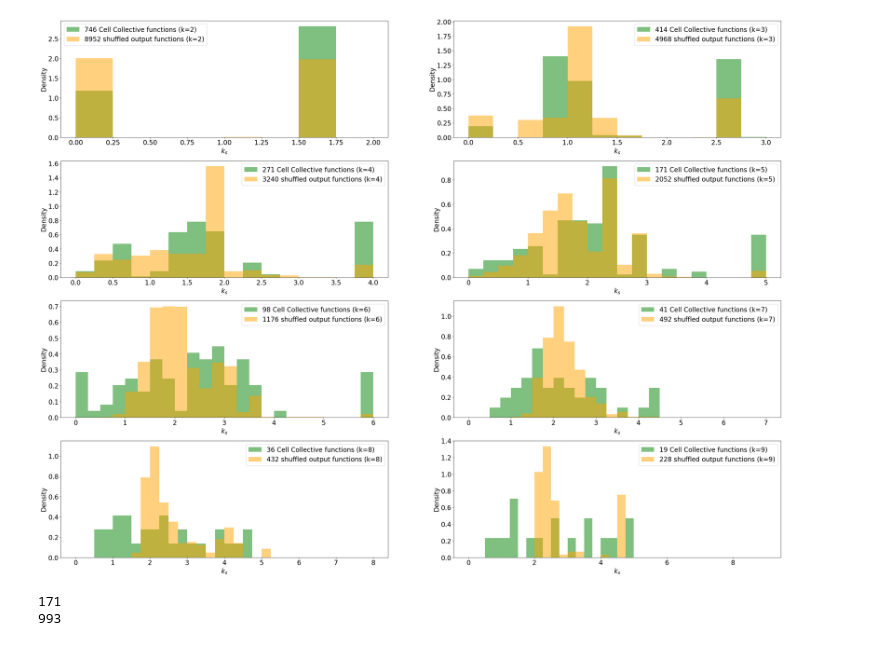
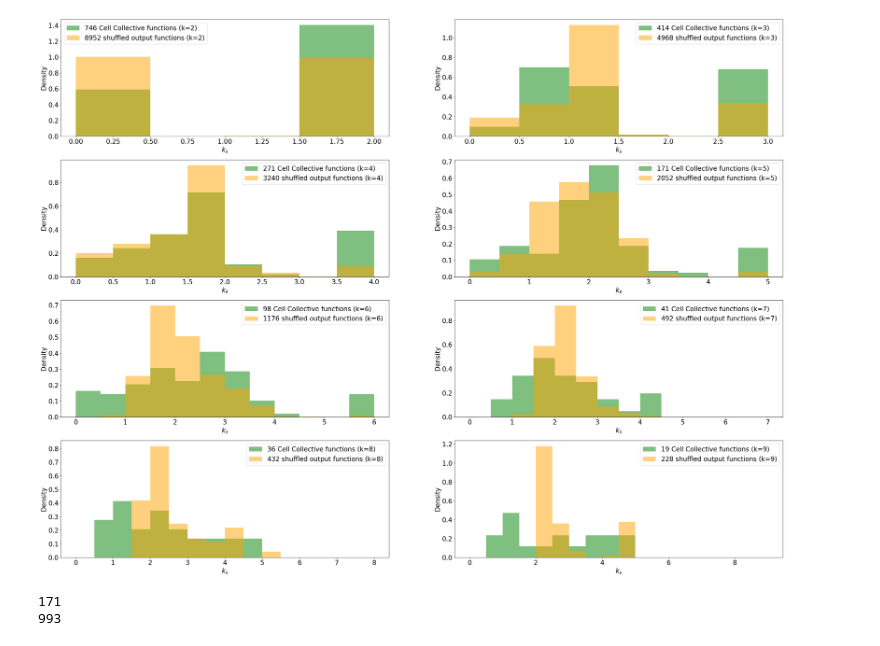
Before and after one commit to CASCI-lab/symmetryInCellCollective, a Jupyter notebook: plots.ipynb, the cells around one changed output. Saved outputs shown, nothing was run; the diff lists cells and outputs as text; code cells hidden in the pictures.

```diff
--- a/plots.ipynb
+++ b/plots.ipynb
@@ -31,15 +34,3 @@ sv = pd.read_csv("nontrivial_cc_rules_with_shuffle_vals.csv")
 sv["ks_shuffle_vals"] = sv["ks_shuffle_vals"].map(
     lambda x: eval(x.replace("nan", "np.nan"))
 )
-# %%
-fig, ax = plt.subplots(1, 1, figsize=(15, 15))
-fig.set_facecolor("white")
-for i, row in sv.iterrows():
-    ax.plot(
-        [row["ks_v1.0.0"]] * 12,
-        row["ks_shuffle_vals"],
-        "k.",
-    )
-
-ax.plot([0, 6], [0, 6])
-fig.show()
@@ -50,35 +120,35 @@ fig, axs = plt.subplots(4, 2, figsize=(40, 30))
 k = 1
 for ax in axs.flatten():
     k += 1
     fig.set_facecolor("white")
-    width = 0.25
+    width = 0.5
     bins = np.arange(0, k + width, width)
     ax.hist(
         cc[cc["k_v1.0.0"] == k]["ks_v1.0.0"],
         color="green",
         alpha=0.5,
         density=True,
         label=f'{len(cc[cc["k_v1.0.0"] == k]["ks_v1.0.0"])} Cell Collective functions ({k=})',
         bins=bins,
     )
     shuffled_vals = np.array(
         [row["ks_shuffle_vals"] for _, row in sv.iterrows() if row["k_v1.0.0"] == k]
     ).flatten()
     ax.hist(
         shuffled_vals,
         color="orange",
         alpha=0.5,
         density=True,
         label=f"{len(shuffled_vals)} shuffled output functions ({k=})",
         bins=bins,
     )
     ax.set_xlabel("$k_s$")
     ax.set_ylabel("Density")
     # ax.set_title(f"{k=}")
     ax.legend()
     fig.show()
 # %% [output]
-[figure, old version]
+[figure, new version]
 # %%
 fig, ax = plt.subplots(1, 1, figsize=(15, 10))
 fig.set_facecolor("white")
```
Also changed, not shown: parts of 4 cells of this notebook, 2 other files.
